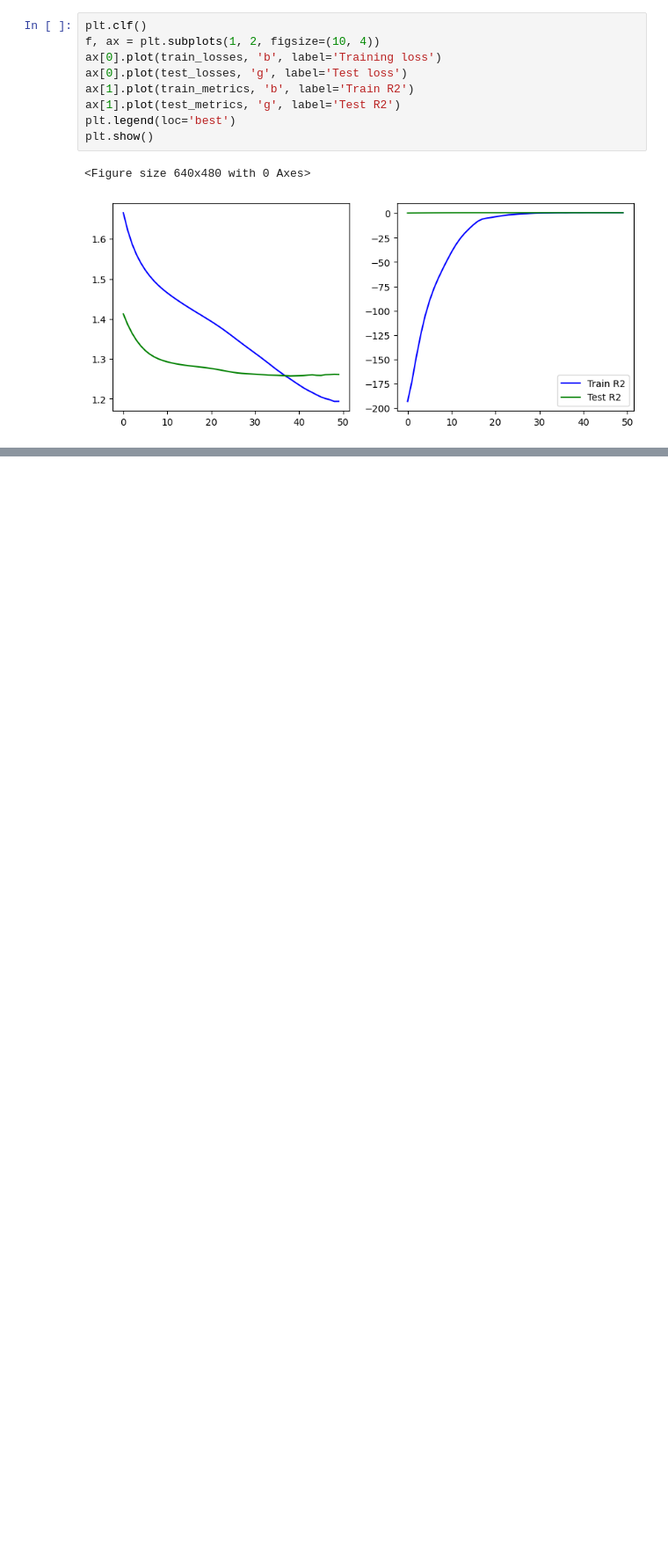
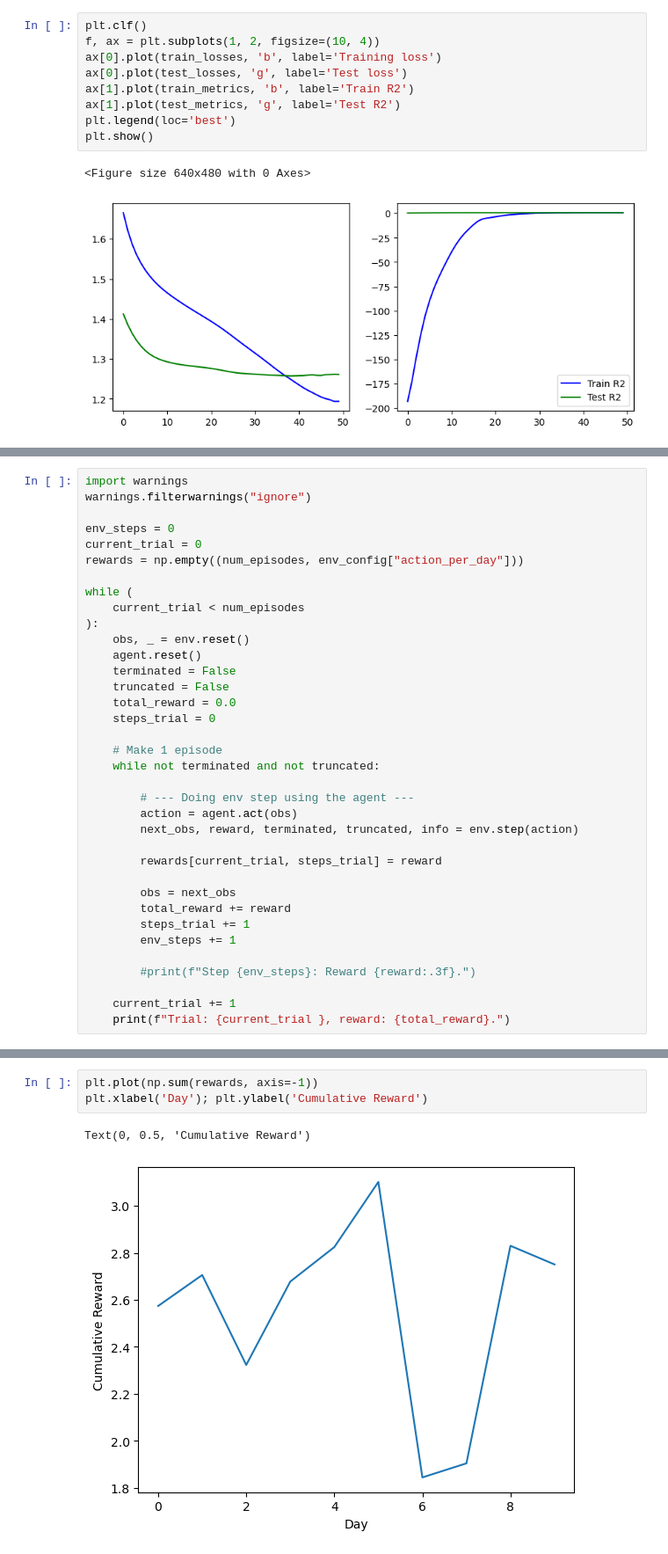
Before and after one commit to theauv/FMDP-in-MBRL, a Jupyter notebook: test_learn_bikes.ipynb, the cells around one changed output, grey strips where cells are left out. Shown at 88% size. Cells and saved outputs as stored; diff of their text form; blank space fills up the shorter version.

```diff
--- a/test_learn_bikes.ipynb
+++ b/test_learn_bikes.ipynb
@@ -682,0 +1221,36 @@ Lower train: 1.8232992887496948+-0.01874392479658127
+# %%
+import warnings
+warnings.filterwarnings("ignore")
+
+env_steps = 0
+current_trial = 0
+rewards = np.empty((num_episodes, env_config["action_per_day"]))
+
+while (
+    current_trial < num_episodes
+):
+    obs, _ = env.reset()
+    agent.reset()
+    terminated = False
+    truncated = False
+    total_reward = 0.0
+    steps_trial = 0
+
+    # Make 1 episode
+    while not terminated and not truncated:
+
+        # --- Doing env step using the agent ---
+        action = agent.act(obs)
+        next_obs, reward, terminated, truncated, info = env.step(action)
+
+        rewards[current_trial, steps_trial] = reward
+
+        obs = next_obs
+        total_reward += reward
+        steps_trial += 1
+        env_steps += 1
+
+        #print(f"Step {env_steps}: Reward {reward:.3f}.")
+
+    current_trial += 1
+    print(f"Trial: {current_trial }, reward: {total_reward}.")
@@ -682,0 +1268,6 @@ Lower train: 1.8232992887496948+-0.01874392479658127
+# %%
+plt.plot(np.sum(rewards, axis=-1))
+plt.xlabel('Day'); plt.ylabel('Cumulative Reward')
+# %% [output]
+Text(0, 0.5, 'Cumulative Reward')
+[figure, added]
```
Also changed, not shown: parts of 39 cells of this notebook, 3 other files.
